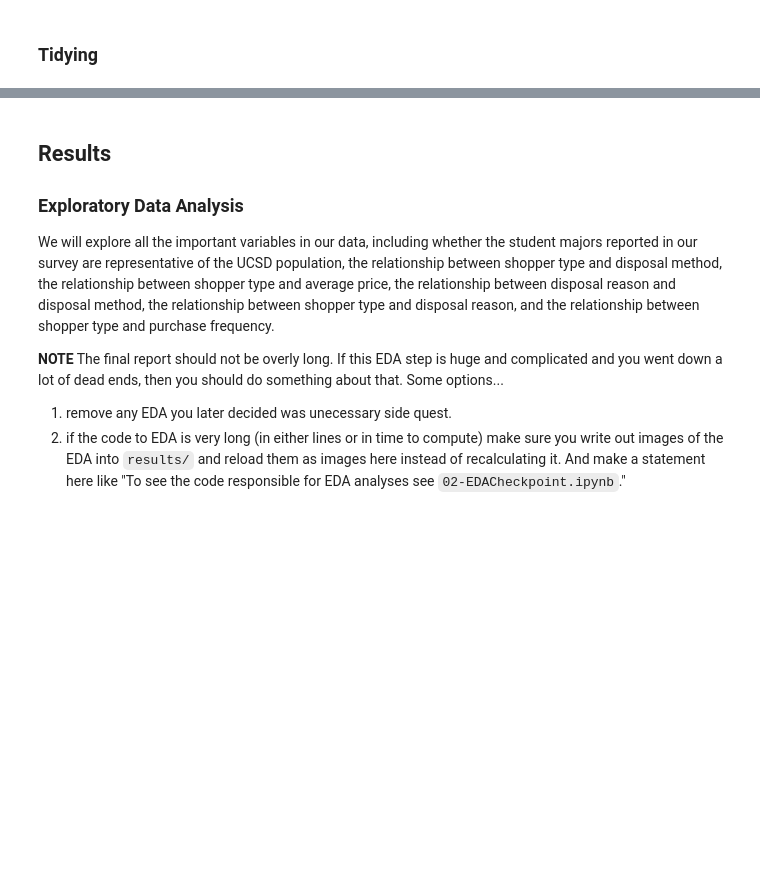
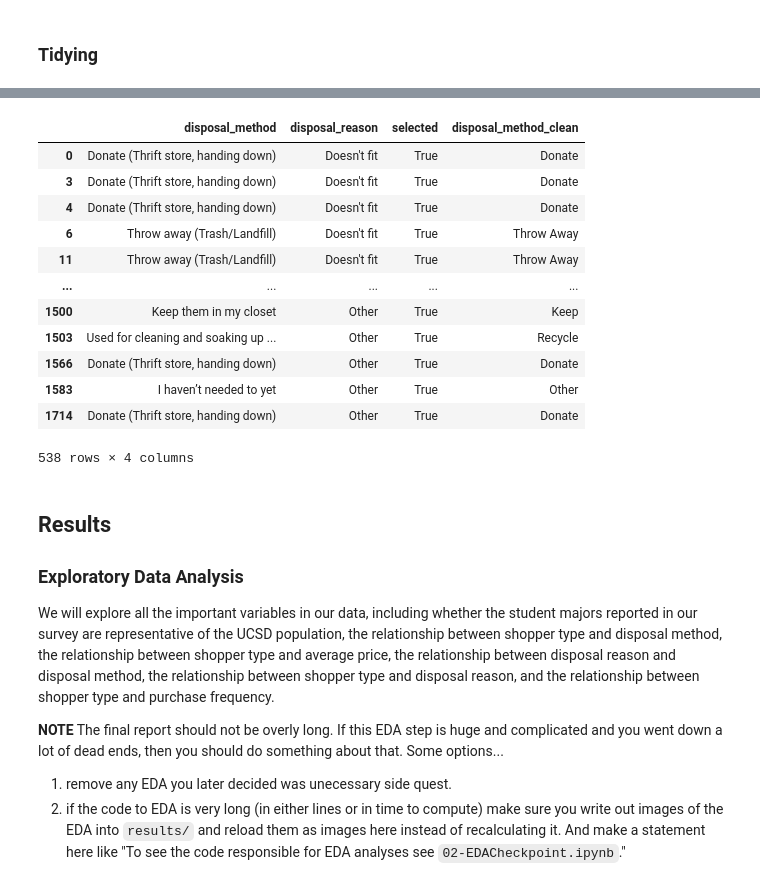
Before and after one commit to COGS108/Group018_WI26, a Jupyter notebook: 03-FinalProject.ipynb, the cells around one changed output, grey strips where cells are left out. Cells and saved outputs as stored; diff of their text form; code cells hidden in the pictures; blank space fills up the shorter version.

```diff
--- a/03-FinalProject.ipynb
+++ b/03-FinalProject.ipynb
@@ -249,6 +249,22 @@ df_clean.head()
 | 2 | 2/5/2026 15:21:04 | unknown | Mostly new, some secondhand | About once a year | 5-15 | False | ... |
 | 4 | 2/5/2026 17:04:04 | unknown | Mostly new, some secondhand | Every few months | 5-15 | True | ... |
 | 5 | 2/5/2026 19:34:45 | unknown | Almost always new | About once a year | 5-15 | True | ... |
+# %%
+df_long
+# %% [output]
+|  | disposal_method | disposal_reason | selected | disposal_method_clean |
+| 0 | Donate (Thrift store, handing down) | Doesn't fit | True | Donate |
+| 3 | Donate (Thrift store, handing down) | Doesn't fit | True | Donate |
+| 4 | Donate (Thrift store, handing down) | Doesn't fit | True | Donate |
+| 6 | Throw away (Trash/Landfill) | Doesn't fit | True | Throw Away |
+| 11 | Throw away (Trash/Landfill) | Doesn't fit | True | Throw Away |
+| ... | ... | ... | ... | ... |
+| 1500 | Keep them in my closet | Other | True | Keep |
+| 1503 | Used for cleaning and soaking up ... | Other | True | Recycle |
+| 1566 | Donate (Thrift store, handing down) | Other | True | Donate |
+| 1583 | I haven’t needed to yet | Other | True | Other |
+| 1714 | Donate (Thrift store, handing down) | Other | True | Donate |
+538 rows × 4 columns
 # %% [markdown]
 ## Results
 
```
Also changed, not shown: parts of 1 cell of this notebook, 1 other file.
